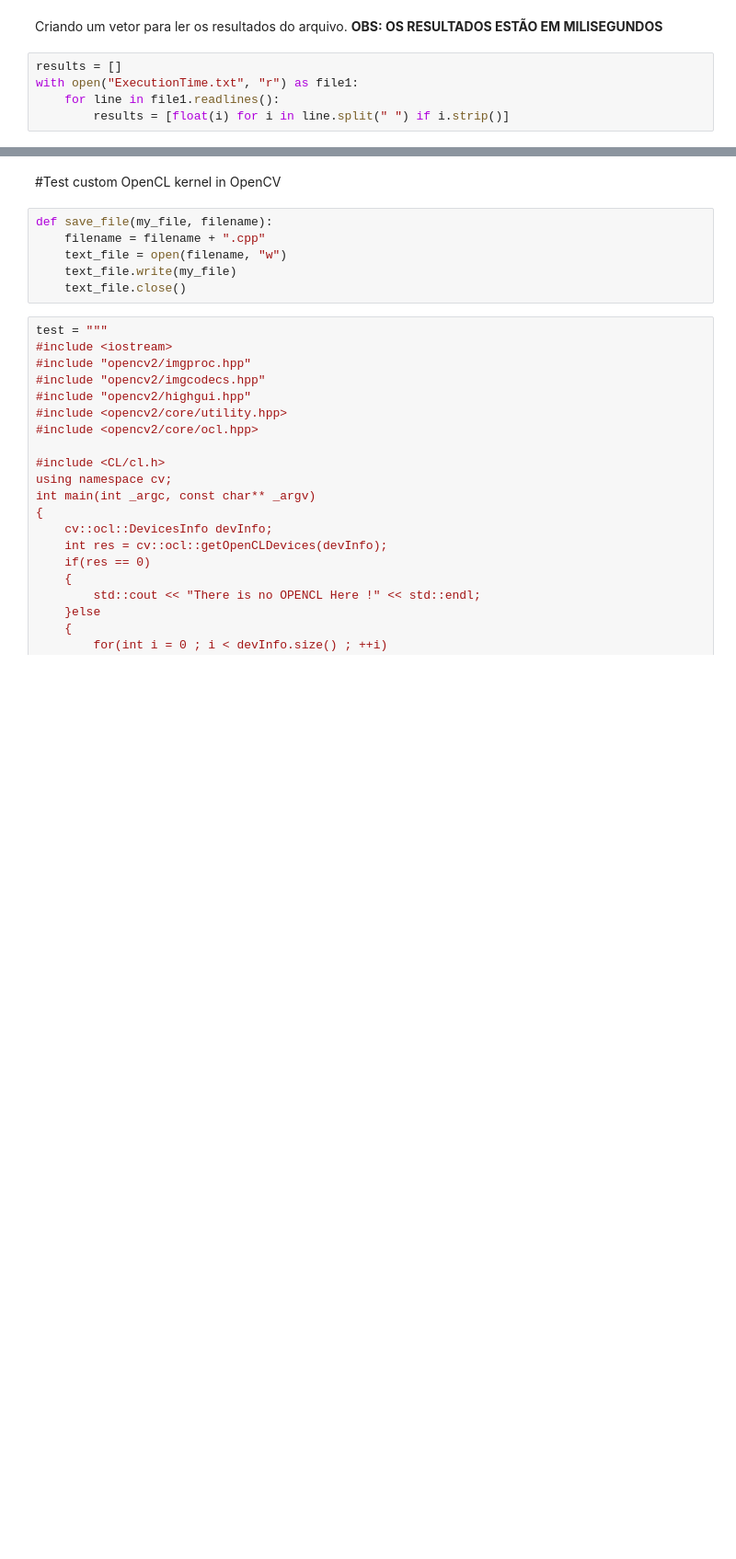
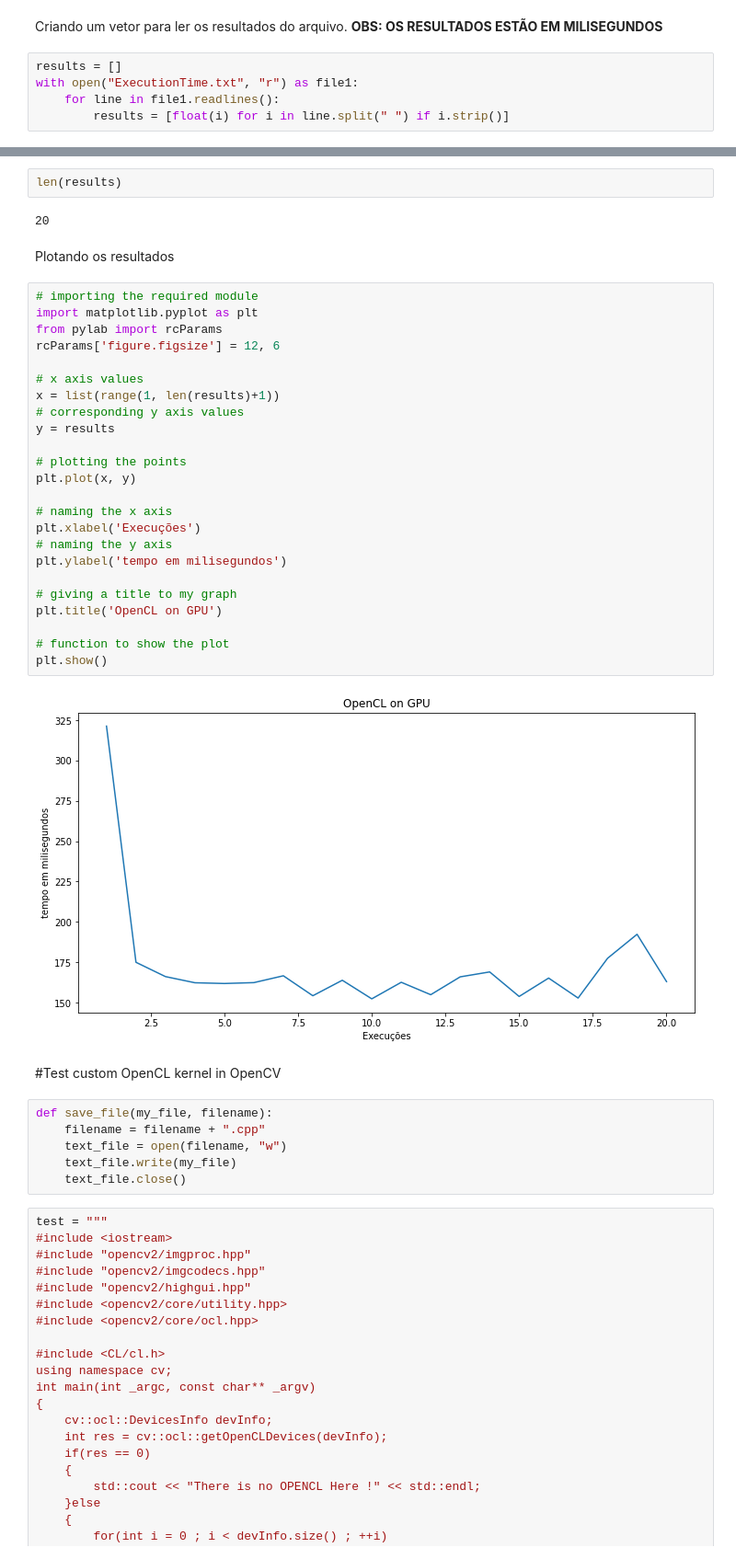
Before and after one commit to victor-alexandre/ParallelComputing, a Jupyter notebook: Implementação.ipynb, the cells around one changed output, grey strips where cells are left out. Shown at 92% size. Saved outputs shown, nothing was run; the diff lists cells and outputs as text; blank space fills up the shorter version.

```diff
--- a/Implementação.ipynb
+++ b/Implementação.ipynb
@@ -1926,3 +1946,35 @@ ldd: /usr/local/lib/libopencv_core.so: No such file or directory
+# %%
+len(results)
+# %% [output]
+20
+# %% [markdown]
+Plotando os resultados
+# %%
+# importing the required module
+import matplotlib.pyplot as plt
+from pylab import rcParams
+rcParams['figure.figsize'] = 12, 6
+
+# x axis values
+x = list(range(1, len(results)+1))
+# corresponding y axis values
+y = results
+
+# plotting the points
+plt.plot(x, y)
+
+# naming the x axis
+plt.xlabel('Execuções')
+# naming the y axis
+plt.ylabel('tempo em milisegundos')
+
+# giving a title to my graph
+plt.title('OpenCL on GPU')
+
+# function to show the plot
+plt.show()
+# %% [output]
+[figure, added]
 # %% [markdown]
 #Test custom OpenCL kernel in OpenCV
 # %%
```
Also changed, not shown: parts of 7 cells of this notebook.
